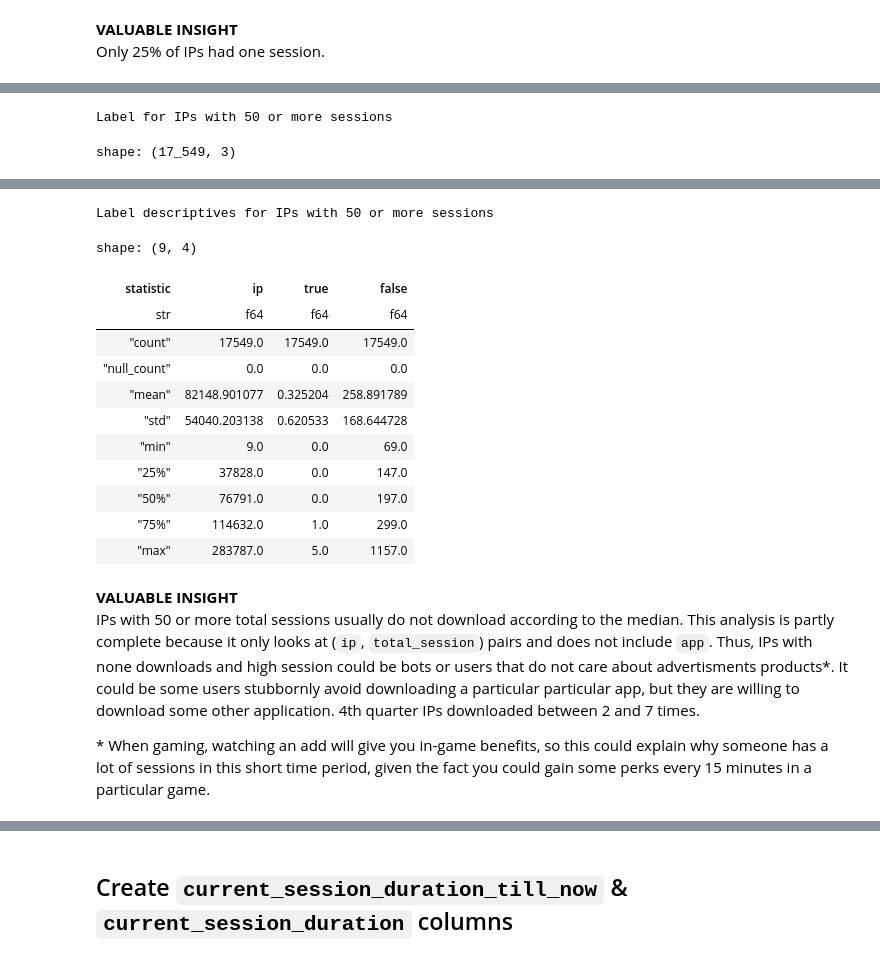
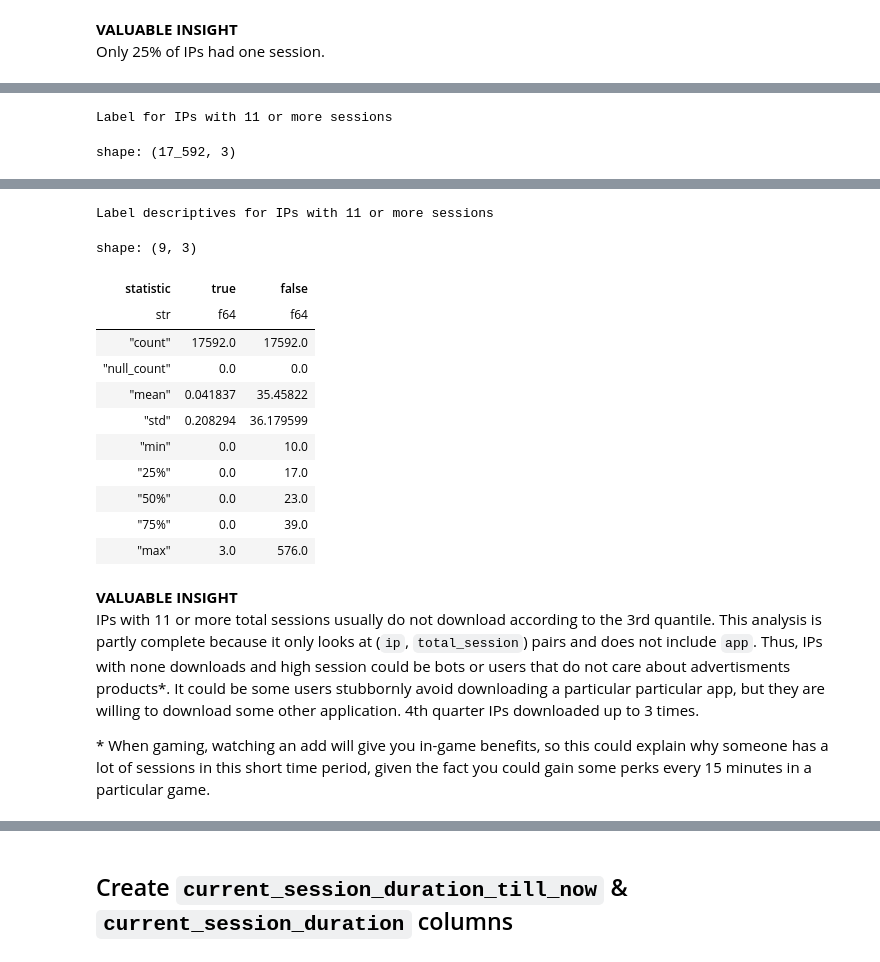
Before and after one commit to aleksa-radojicic/AdTracking_Fraud_Detection, a Jupyter notebook: notebooks/04_feature_engineering.ipynb, the cells around one changed output, grey strips where cells are left out. Saved outputs shown, nothing was run; the diff lists cells and outputs as text; code cells hidden in the pictures.

Commit message:
feat(notebook4): redo notebook & add more plots

```diff
--- a/notebooks/04_feature_engineering.ipynb
+++ b/notebooks/04_feature_engineering.ipynb
@@ -24,13 +22,0 @@ data = data.sort(S.click_time, maintain_order=True)
-# %%
-from sklearn.model_selection import train_test_split
-
-TEST_SIZE = 0.10
-
-train, _ = train_test_split(
-    data.collect(),
-    test_size=TEST_SIZE,
-    shuffle=False,
-)
-train = train.sort([S.ip, S.click_time], maintain_order=True)
-
-train: pl.DataFrame
@@ -36,0 +25,12 @@ train: pl.DataFrame
+# %%
+import matplotlib.pyplot as plt
+
+ip_counts = train.group_by(S.ip).agg(pl.len().alias('ip_counts')).select('ip_counts')
+display(ip_counts.describe())
+print()
+
+plt.figure(figsize=(8, 5))
+plt.boxplot(ip_counts['ip_counts'], vert=True, patch_artist=True)
+plt.title('Box Plot of IP Counts')
+plt.ylabel('Counts')
+plt.xticks([1], ['IP Counts']);
@@ -58,0 +151,14 @@ train: pl.DataFrame
+# %%
+train_extended = (
+    train.join(train.group_by(S.ip).agg(pl.len().alias(E.click_counts_group)), on=S.ip)
+    .with_columns(pl.col(E.click_counts_group).cut(
+        breaks=[ip_counts.quantile(0.75).row(0)[0] + 1],
+        labels=['G0', 'G1']
+    ).cast(pl.Enum(['G0', 'G1'])))
+    .select(
+        pl.all()
+        .exclude(S.attributed_time, S.label()),
+        S.attributed_time,
+        S.label()
+    )
+)
@@ -119,5 +256,5 @@ shape: (211_343, 1)
 # %%
-train_extended = (train
+train_extended = (train_extended
  .hstack(click_timestamp)
  .select(
      pl.all()
@@ -266,5 +403,5 @@ shape: (1, 2)
 # %%
-high_session_threshold = 50
+high_session_threshold = int(total_sessions_grouped.select(pl.col(E.total_sessions).quantile(0.75)).row(index=0)[0])
 
 high_session_ips_per_label = (
  total_sessions
@@ -283,9 +420,9 @@ display(high_session_ips_per_label)
 print()
 
 print(f"Label descriptives for IPs with {high_session_threshold} or more sessions")
-display(high_session_ips_per_label.describe())
+display(high_session_ips_per_label.drop(S.ip).describe())
 # %% [output]
-Label for IPs with 50 or more sessions
+Label for IPs with 11 or more sessions
-shape: (17_549, 3)
+shape: (17_592, 3)
 | ip | true | false |
 | u32 | u32 | u32 |
@@ -303,19 +440,19 @@ shape: (17_549, 3)
-Label descriptives for IPs with 50 or more sessions
+Label descriptives for IPs with 11 or more sessions
-shape: (9, 4)
+shape: (9, 3)
-| statistic | ip | true | false |
-| str | f64 | f64 | f64 |
-| "count" | 17549.0 | 17549.0 | 17549.0 |
-| "null_count" | 0.0 | 0.0 | 0.0 |
-| "mean" | 82148.901077 | 0.325204 | 258.891789 |
-| "std" | 54040.203138 | 0.620533 | 168.644728 |
-| "min" | 9.0 | 0.0 | 69.0 |
-| "25%" | 37828.0 | 0.0 | 147.0 |
-| "50%" | 76791.0 | 0.0 | 197.0 |
-| "75%" | 114632.0 | 1.0 | 299.0 |
-| "max" | 283787.0 | 5.0 | 1157.0 |
+| statistic | true | false |
+| str | f64 | f64 |
+| "count" | 17592.0 | 17592.0 |
+| "null_count" | 0.0 | 0.0 |
+| "mean" | 0.041837 | 35.45822 |
+| "std" | 0.208294 | 36.179599 |
+| "min" | 0.0 | 10.0 |
+| "25%" | 0.0 | 17.0 |
+| "50%" | 0.0 | 23.0 |
+| "75%" | 0.0 | 39.0 |
+| "max" | 3.0 | 576.0 |
 # %% [markdown]
-<b>VALUABLE INSIGHT</b><br>IPs with 50 or more total sessions usually do not download according to the median. This analysis is partly complete because it only looks at (`ip`, `total_session`) pairs and does not include `app`. Thus, IPs with none downloads and high session could be bots or users that do not care about advertisments products*. It could be some users stubbornly avoid downloading a particular particular app, but they are willing to download some other application.
-4th quarter IPs downloaded between 2 and 7 times.
+<b>VALUABLE INSIGHT</b><br>IPs with 11 or more total sessions usually do not download according to the 3rd quantile. This analysis is partly complete because it only looks at (`ip`, `total_session`) pairs and does not include `app`. Thus, IPs with none downloads and high session could be bots or users that do not care about advertisments products*. It could be some users stubbornly avoid downloading a particular particular app, but they are willing to download some other application.
+4th quarter IPs downloaded up to 3 times.
 
 \* When gaming, watching an add will give you in-game benefits, so this could explain why someone has a lot of sessions in this short time period, given the fact you could gain some perks every 15 minutes in a particular game.
 # %%
```
Also changed, not shown: parts of 28 cells of this notebook, 3 other files.
